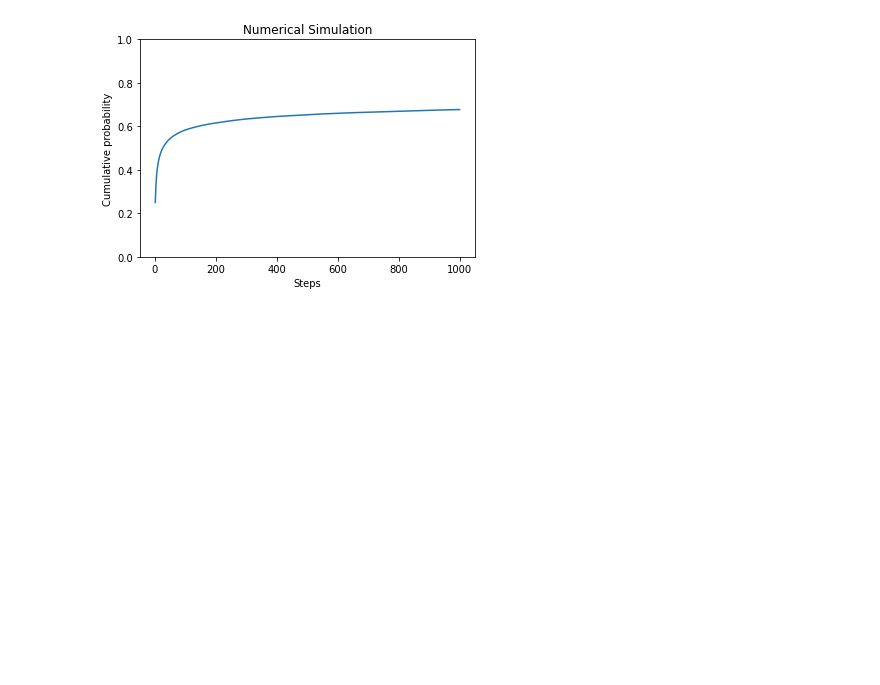
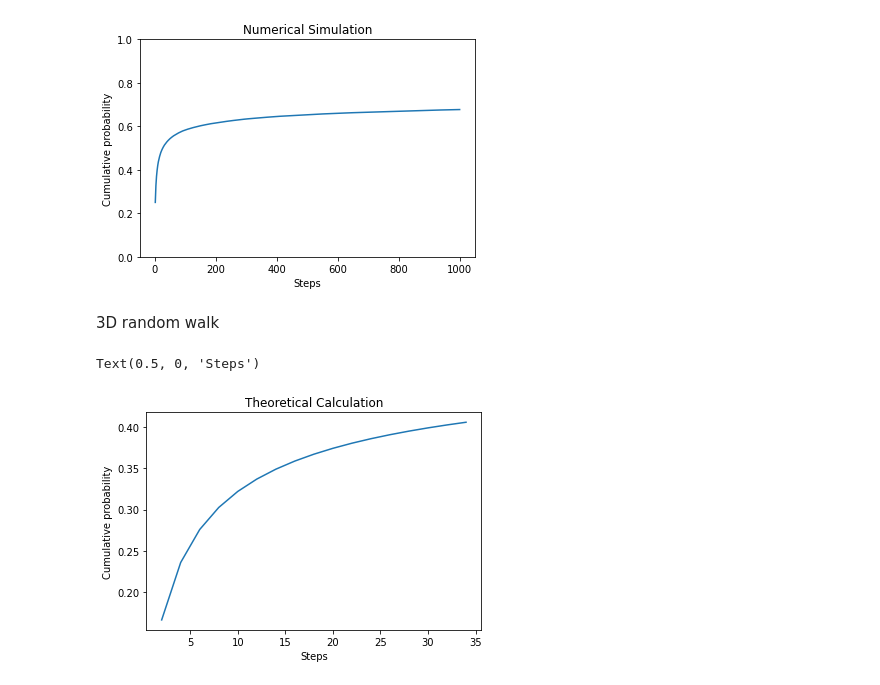
Before and after one commit to AkiraTerao/random_walk, a Jupyter notebook: random_walk_prob.ipynb, the cells around one changed output. Saved outputs shown, nothing was run; the diff lists cells and outputs as text; code cells hidden in the pictures; blank space fills up the shorter version.

```diff
--- a/random_walk_prob.ipynb
+++ b/random_walk_prob.ipynb
@@ -227,3 +227,21 @@ plt.ylim([0,1])
 # %% [output]
 (0.0, 1.0)
 [figure]
+# %% [markdown]
+3D random walk
+# %%
+step=34
+st_t=[]
+prop3d_theo=[]
+for i in np.arange(1,int(step/2)+1,1):
+ p3=1/(2**(2*i))*factorial(2*i)/(factorial(i))**2*Sum((1/3**(i)*factorial(i)/(factorial(k)*factorial(i-k)))**2*factorial(2*k)/(factorial(k))**2,(k,0,i)).evalf()
+ prop3d_theo.append(p3)
+ st_t.append(int(i*2))
+cm_prop3d_theo=np.cumsum(prop3d_theo)
+plt.plot(st_t,cm_prop3d_theo)
+plt.title('Theoretical Calculation')
+plt.ylabel('Cumulative probability')
+plt.xlabel('Steps')
+# %% [output]
+Text(0.5, 0, 'Steps')
+[figure, added]
```
Also changed, not shown: parts of 5 cells of this notebook.
